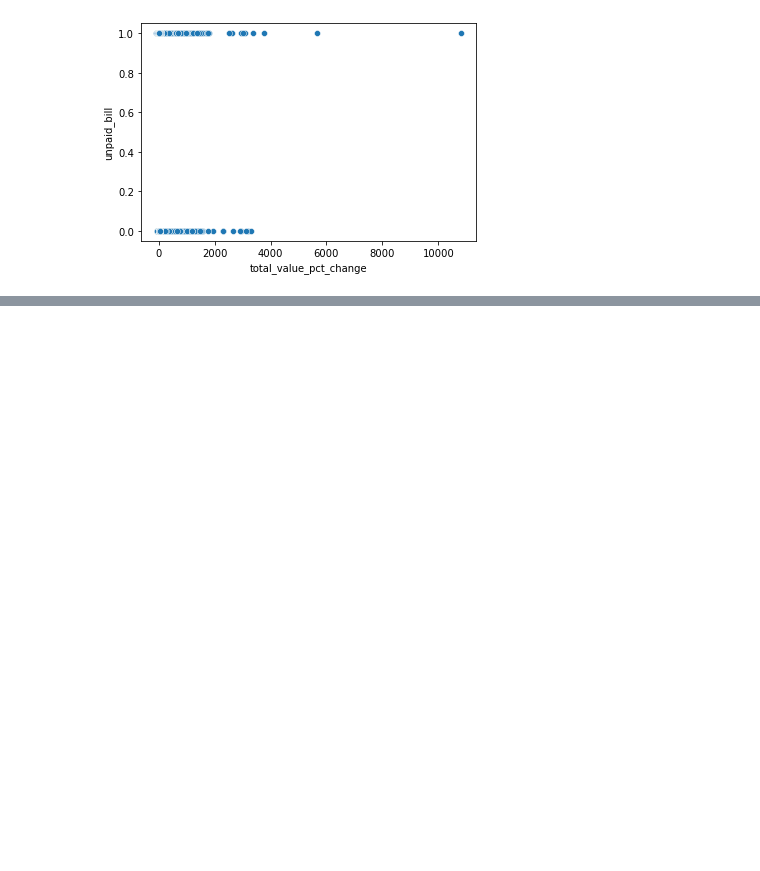
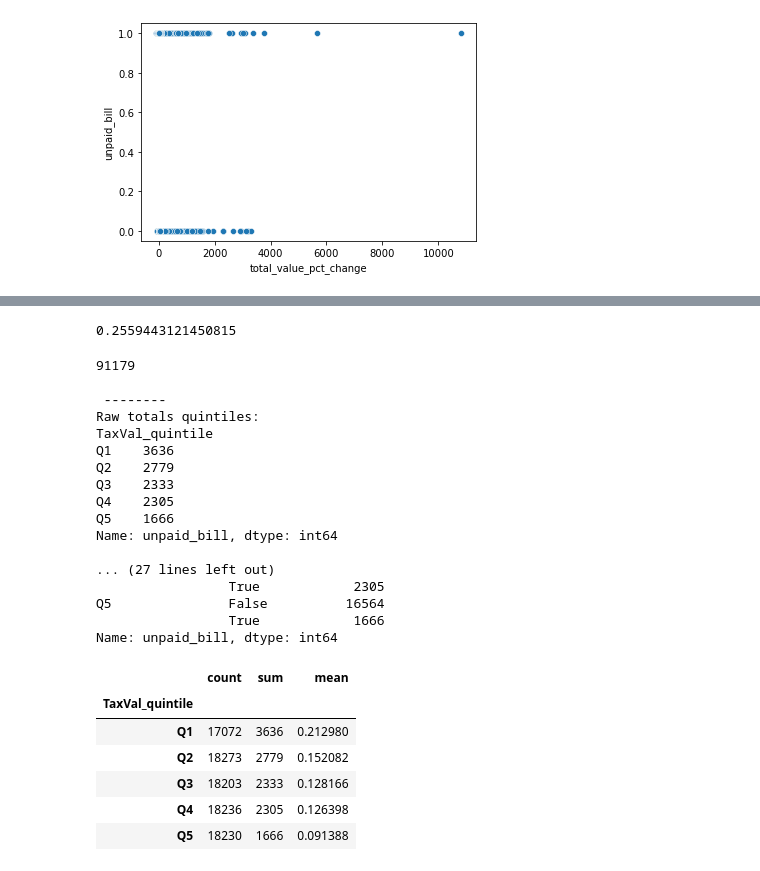
Before and after one commit to Alex-Devoid/buncombe-property-tax-analysis, a Jupyter notebook: What's_the_relationship_between_valuation_percent_changes_and_unpaid_property_bills?.ipynb, the cells around one changed output, grey strips where cells are left out. Saved outputs shown, nothing was run; the diff lists cells and outputs as text; code cells hidden in the pictures; blank space fills up the shorter version.

Commit message:
clean up analysis

```diff
--- a/What's_the_relationship_between_valuation_percent_changes_and_unpaid_property_bills?.ipynb
+++ b/What's_the_relationship_between_valuation_percent_changes_and_unpaid_property_bills?.ipynb
@@ -501,0 +341,62 @@ ValueError: shapes (81885,2) and (1,) not aligned: 2 (dim 1) != 1 (dim 0)
+# %%
+#  total unpaid bill rate
+merged_data['unpaid_bill'].mean()
+# %% [output]
+0.2559443121450815
+# %%
+# Here I'm checking to see which quintiles have more unpaid bills.
+#switching back to using all parcels to include those I filtered out
+#when cleaning for the previous section, but an argument could probably be made to use either.
+print(len(parcels))
+quintiles = parcels['TaxValue'].quantile([0, 0.2, 0.4, 0.6, 0.8, 1])
+array_q = ['Q1', 'Q2', 'Q3', 'Q4', 'Q5']
+parcels['TaxVal_quintile'] = pd.cut(parcels['TaxValue'], quintiles, labels=array_q)
+
+
+grouped_quintiles = parcels.groupby('TaxVal_quintile')
+
+# Get the raw number of true 'unpaid_bill' variables in each quintile
+raw_counts_quintiles = grouped_quintiles['unpaid_bill'].sum()
+
+# Get the total number of records in each quintile
+total_counts_quintiles = grouped_quintiles['TaxValue'].count()
+
+# Get the ratio of true 'unpaid_bill' variables in each quintile
+ratio_quintiles = raw_counts / total_counts
+print('\n --------')
+print('Raw totals quintiles:')
+print(raw_counts_quintiles)
+print('\n --------')
+print('Total_counts quintiles:')
+print(total_counts_quintiles)
+print('\n --------')
+print('rate raw_counts / total_counts by quintile:')
+print(ratio_quintiles)
+
+print(parcels.groupby('TaxVal_quintile')['unpaid_bill'].value_counts(dropna=False))
+parcels.groupby('TaxVal_quintile')['unpaid_bill'].agg(['count', 'sum', 'mean'])
+# %% [output]
+91179
+
+ --------
+Raw totals quintiles:
+TaxVal_quintile
+Q1    3636
+Q2    2779
+Q3    2333
+Q4    2305
+Q5    1666
+Name: unpaid_bill, dtype: int64
+
+... (27 lines left out)
+                 True            2305
+Q5               False          16564
+                 True            1666
+Name: unpaid_bill, dtype: int64
+|  | count | sum | mean |
+| TaxVal_quintile |  |  |  |
+| Q1 | 17072 | 3636 | 0.212980 |
+| Q2 | 18273 | 2779 | 0.152082 |
+| Q3 | 18203 | 2333 | 0.128166 |
+| Q4 | 18236 | 2305 | 0.126398 |
+| Q5 | 18230 | 1666 | 0.091388 |
```
Also changed, not shown: parts of 18 cells of this notebook.
